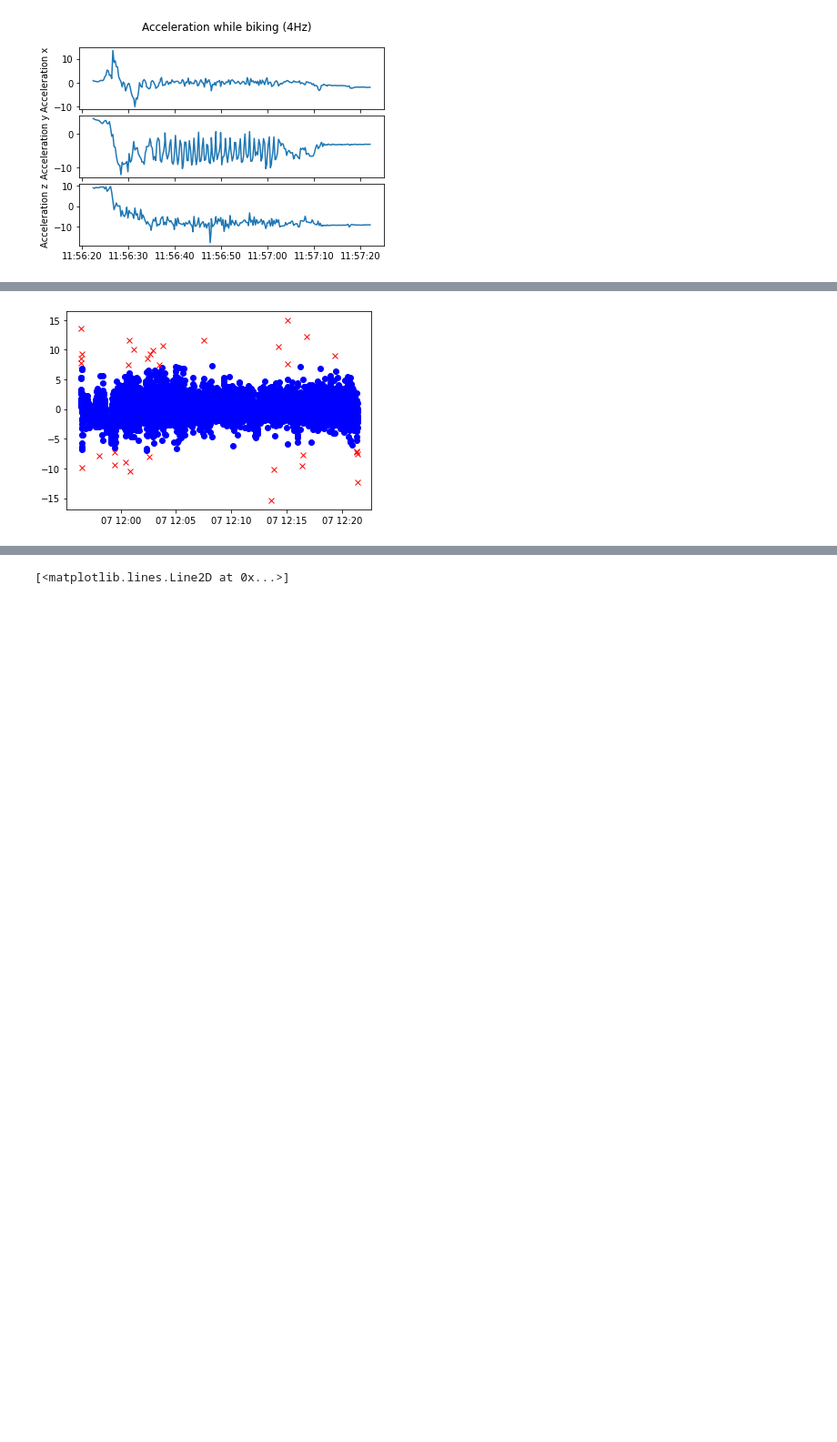
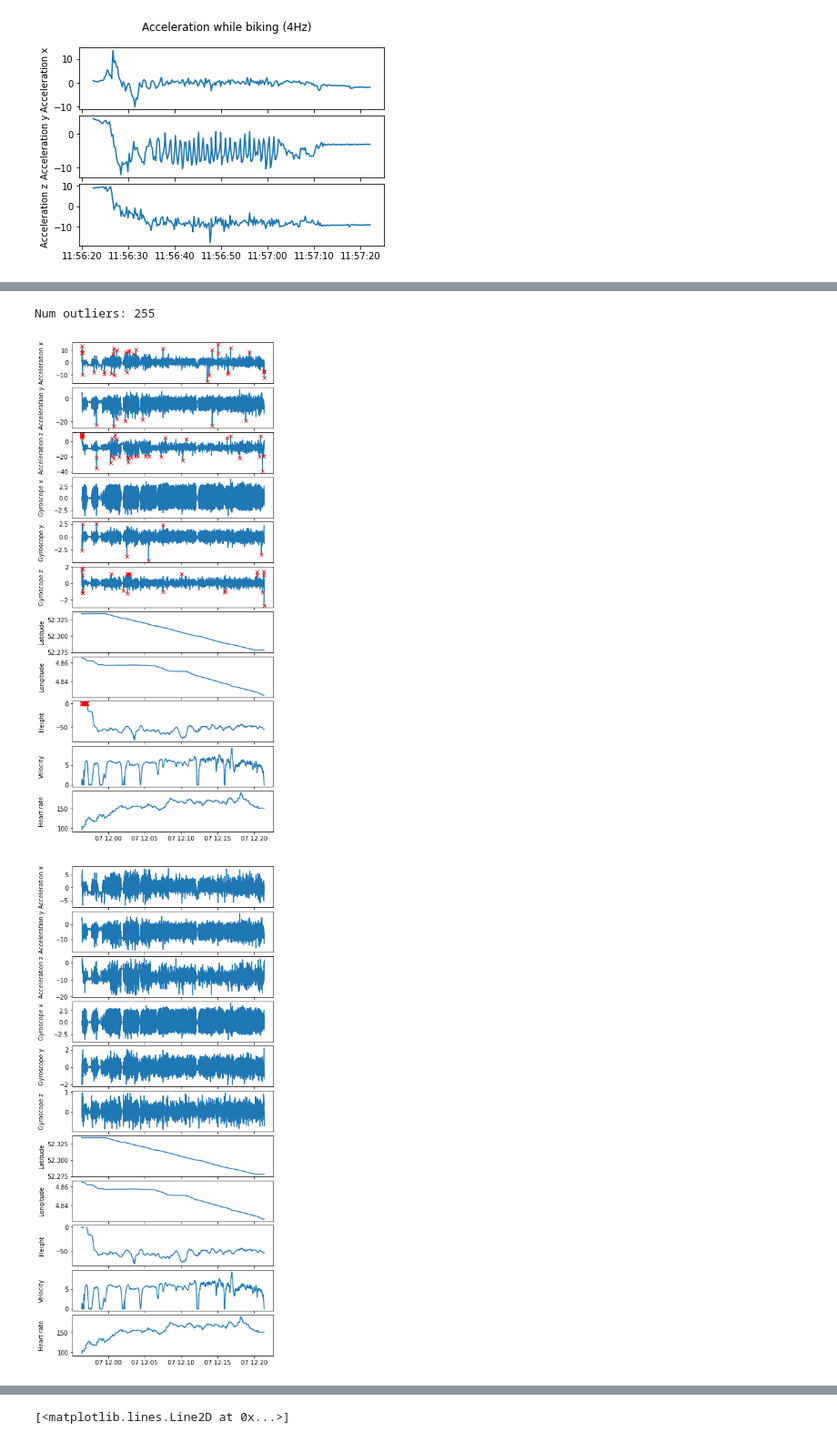
Before and after one commit to lucashecht/ML4QS, a Jupyter notebook: Parse Data Alessandro.ipynb, the cells around one changed output, grey strips where cells are left out. Shown at 91% size. Cells and saved outputs as stored; diff of their text form; code cells hidden in the pictures; blank space fills up the shorter version.

Commit message:
Added plotting of all outlier detection algorithms

```diff
--- a/Parse Data Alessandro.ipynb
+++ b/Parse Data Alessandro.ipynb
@@ -274,9 +293,5 @@ fig.align_labels()
 # %%
 import Python3Code.Chapter3.OutlierDetection as od
-
-def plot_outliers(df, col):
-    plt.plot(df.loc[df[col + "_outlier"] == False, "time"], df.loc[df[col + "_outlier"] == False, col], 'bo')
-    plt.plot(df.loc[df[col + "_outlier"] == True, "time"], df.loc[df[col + "_outlier"] == True, col], 'rx')
 
 def set_outliers(df, outliers, col):
     df[col + "_outlier"] = False
@@ -284,6 +299,7 @@ def set_outliers(df, outliers, col):
 
 distribution_od = od.DistributionBasedOutlierDetection()
 distance_od = od.DistanceBasedOutlierDetection()
-col = "acceleration_x"
+cols = ["acceleration_x", "acceleration_y", "acceleration_z", "gyroscope_x", "gyroscope_y", "gyroscope_z", "latitude", "longitude", "height", "velocity", "heart_rate"]
 
 df = read_combined(target_dir2)
+df
@@ -290,11 +320,24 @@ df = read_combined(target_dir2)
 # %%
 # Chauvenet
-df[col + "_outlier"] = False
-df_out = distribution_od.chauvenet(df, col, 2)
 
-plot_outliers(df_out, col)
+df_orig = df.copy()
+df_clean = df.copy()
+n_outliers = 0
+
+for col in cols:
+    df_orig[col + "_outlier"] = False
+    df_orig = distribution_od.chauvenet(df_orig, col, 2)
+    n_outliers += len(df_orig.loc[df_orig[col + "_outlier"] == True])
+
+    df_clean.loc[df_orig[col + "_outlier"] == True, col] = np.nan
+
+print(f"Num outliers: {n_outliers}")
+full_plot(df_orig, show_outliers=True, filename="chauvenet_original.pdf")
+full_plot(df_clean, filename="chauvenet_clean.pdf")
 # %% [output]
+Num outliers: 255
-[figure, old version]
+[figure, new version]
+[figure, added]
 # %%
 # Quantiles
 import vutil
```
Also changed, not shown: parts of 7 cells of this notebook.
